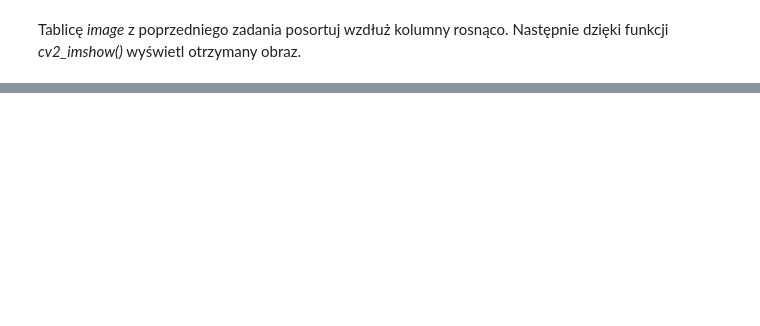
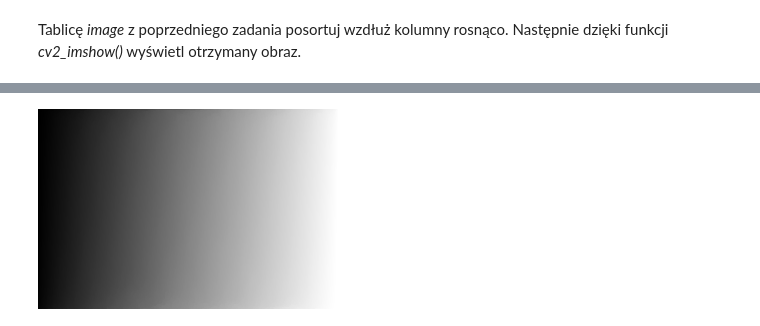
Before and after one commit to nefetorve/cwiczenia_data_science, a Jupyter notebook: 031_040_exercises.ipynb, the cells around one changed output, grey strips where cells are left out. Drawn from its saved outputs; the diff is of its cells as text; code cells hidden in the pictures; blank space fills up the shorter version.

```diff
--- a/031_040_exercises.ipynb
+++ b/031_040_exercises.ipynb
@@ -248,0 +274,5 @@ Tablicę _image_ z poprzedniego zadania posortuj wzdłuż kolumny rosnąco. Nast
+# %%
+image.sort(axis=0)
+cv2_imshow(image)
+# %% [output]
+[figure, added]
```
Also changed, not shown: parts of 12 cells of this notebook.
